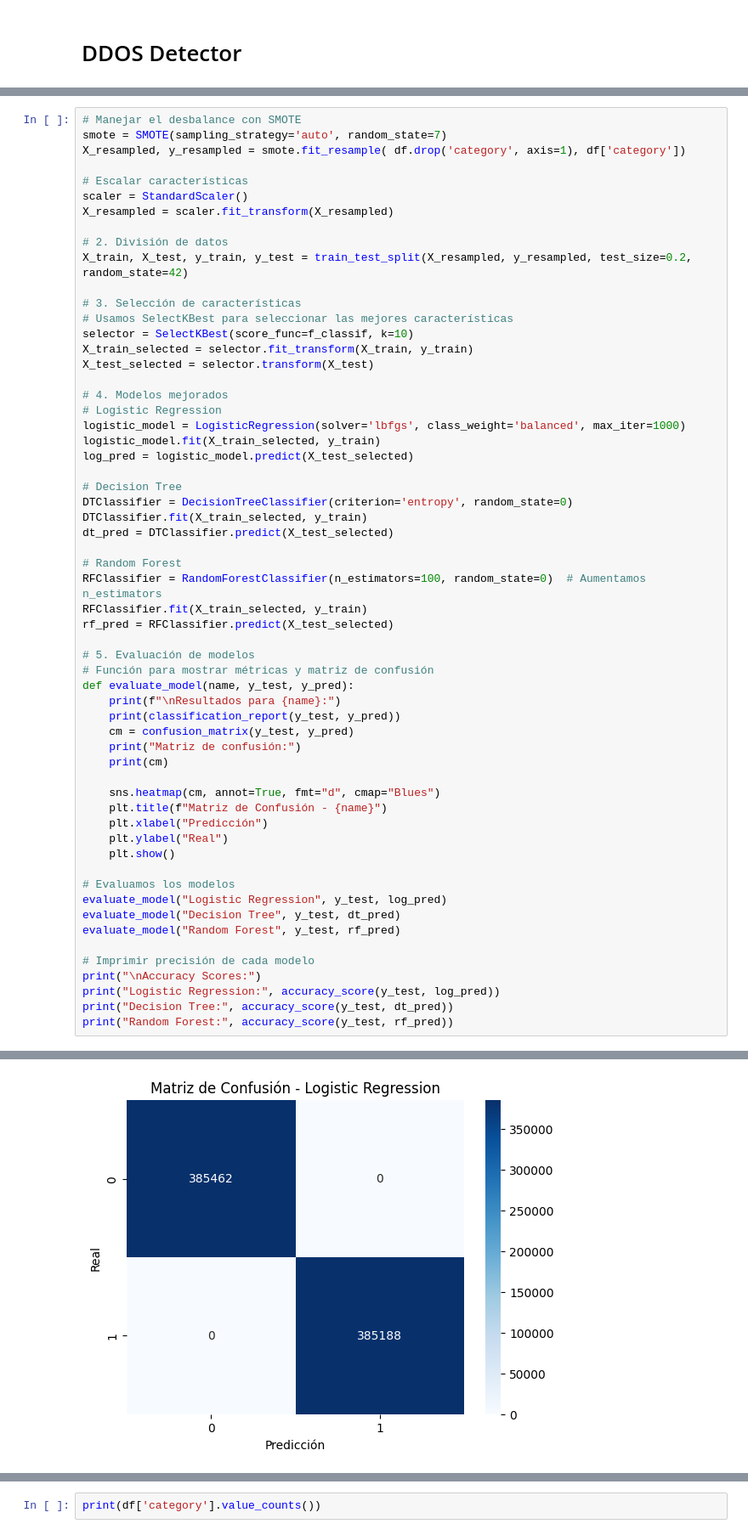
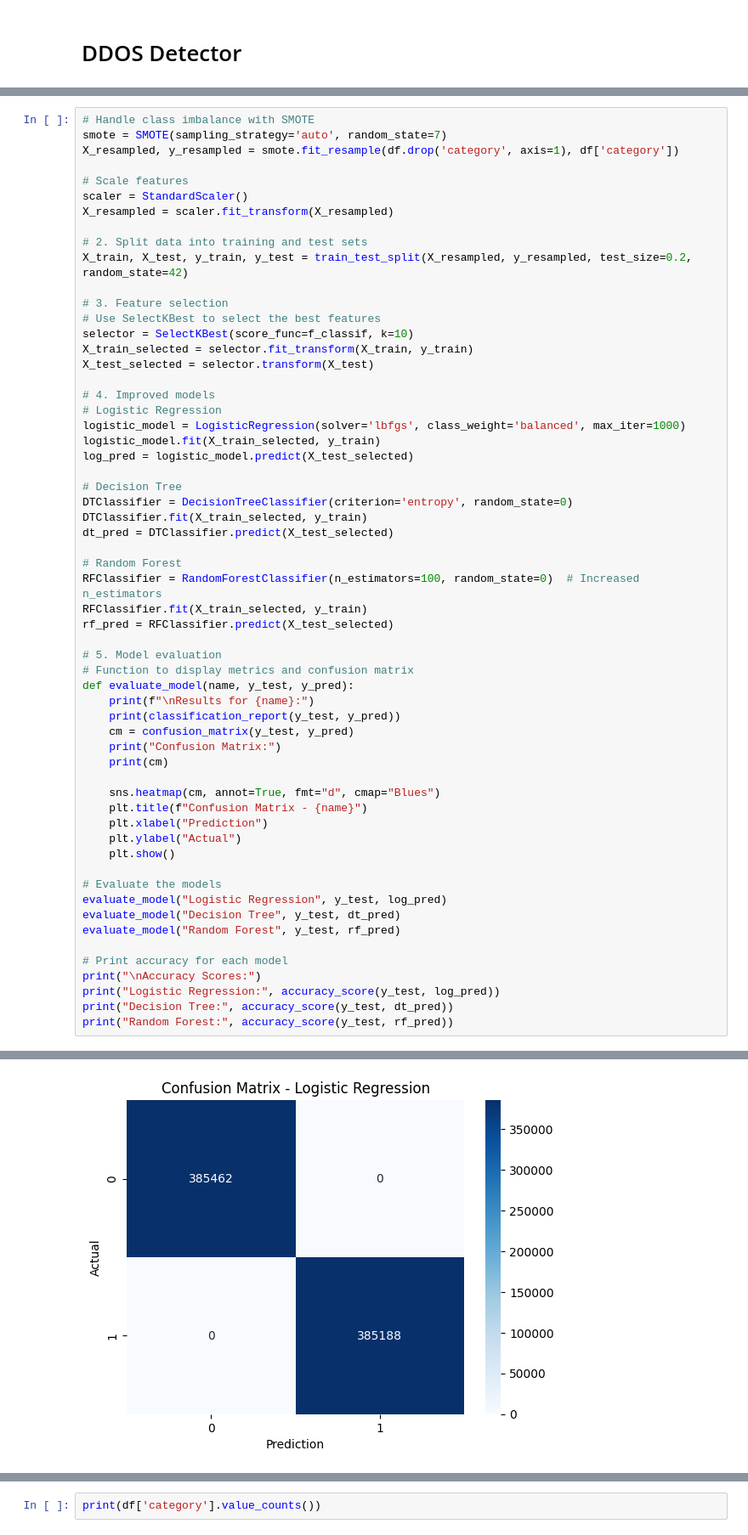
Before and after one commit to Diegomjx/DDOS_DETECTOR, a Jupyter notebook: DDOS_Detector.ipynb, the cells around one changed output, grey strips where cells are left out. Shown at 85% size. Saved outputs shown, nothing was run; the diff lists cells and outputs as text.

```diff
--- a/DDOS_Detector.ipynb
+++ b/DDOS_Detector.ipynb
@@ -36,22 +36,22 @@ df = df.astype(float)  # Convertir todo a flotantes
 # %%
-# Manejar el desbalance con SMOTE
+# Handle class imbalance with SMOTE
 smote = SMOTE(sampling_strategy='auto', random_state=7)
-X_resampled, y_resampled = smote.fit_resample( df.drop('category', axis=1), df['category'])
+X_resampled, y_resampled = smote.fit_resample(df.drop('category', axis=1), df['category'])
 
-# Escalar características
+# Scale features
 scaler = StandardScaler()
 X_resampled = scaler.fit_transform(X_resampled)
 
-# 2. División de datos
+# 2. Split data into training and test sets
 X_train, X_test, y_train, y_test = train_test_split(X_resampled, y_resampled, test_size=0.2, random_state=42)
 
-# 3. Selección de características
-# Usamos SelectKBest para seleccionar las mejores características
+# 3. Feature selection
+# Use SelectKBest to select the best features
 selector = SelectKBest(score_func=f_classif, k=10)
 X_train_selected = selector.fit_transform(X_train, y_train)
 X_test_selected = selector.transform(X_test)
 
-# 4. Modelos mejorados
+# 4. Improved models
 # Logistic Regression
 logistic_model = LogisticRegression(solver='lbfgs', class_weight='balanced', max_iter=1000)
 logistic_model.fit(X_train_selected, y_train)
@@ -63,31 +63,31 @@ DTClassifier.fit(X_train_selected, y_train)
 dt_pred = DTClassifier.predict(X_test_selected)
 
 # Random Forest
-RFClassifier = RandomForestClassifier(n_estimators=100, random_state=0)  # Aumentamos n_estimators
+RFClassifier = RandomForestClassifier(n_estimators=100, random_state=0)  # Increased n_estimators
 RFClassifier.fit(X_train_selected, y_train)
 rf_pred = RFClassifier.predict(X_test_selected)
 
-# 5. Evaluación de modelos
-# Función para mostrar métricas y matriz de confusión
+# 5. Model evaluation
+# Function to display metrics and confusion matrix
 def evaluate_model(name, y_test, y_pred):
-    print(f"\nResultados para {name}:")
+    print(f"\nResults for {name}:")
     print(classification_report(y_test, y_pred))
     cm = confusion_matrix(y_test, y_pred)
-    print("Matriz de confusión:")
+    print("Confusion Matrix:")
     print(cm)
 
     sns.heatmap(cm, annot=True, fmt="d", cmap="Blues")
-    plt.title(f"Matriz de Confusión - {name}")
-    plt.xlabel("Predicción")
-    plt.ylabel("Real")
+    plt.title(f"Confusion Matrix - {name}")
+    plt.xlabel("Prediction")
+    plt.ylabel("Actual")
     plt.show()
 
-# Evaluamos los modelos
+# Evaluate the models
 evaluate_model("Logistic Regression", y_test, log_pred)
 evaluate_model("Decision Tree", y_test, dt_pred)
 evaluate_model("Random Forest", y_test, rf_pred)
 
-# Imprimir precisión de cada modelo
+# Print accuracy for each model
 print("\nAccuracy Scores:")
 print("Logistic Regression:", accuracy_score(y_test, log_pred))
 print("Decision Tree:", accuracy_score(y_test, dt_pred))
@@ -107,3 +107,3 @@ Matriz de confusión:
 [[385462      0]
  [     0 385188]]
-[figure, old version]
+[figure, new version]
```
Also changed, not shown: parts of 5 cells of this notebook.
